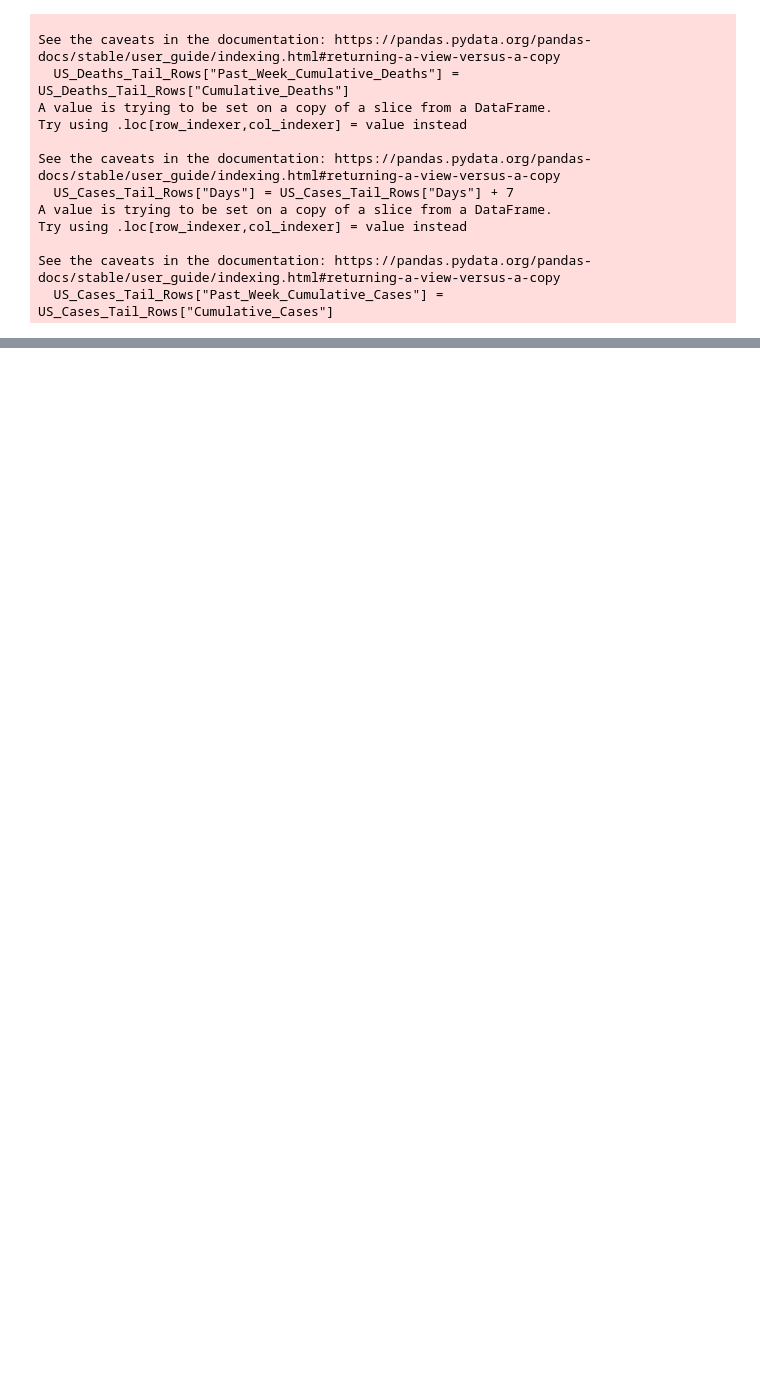
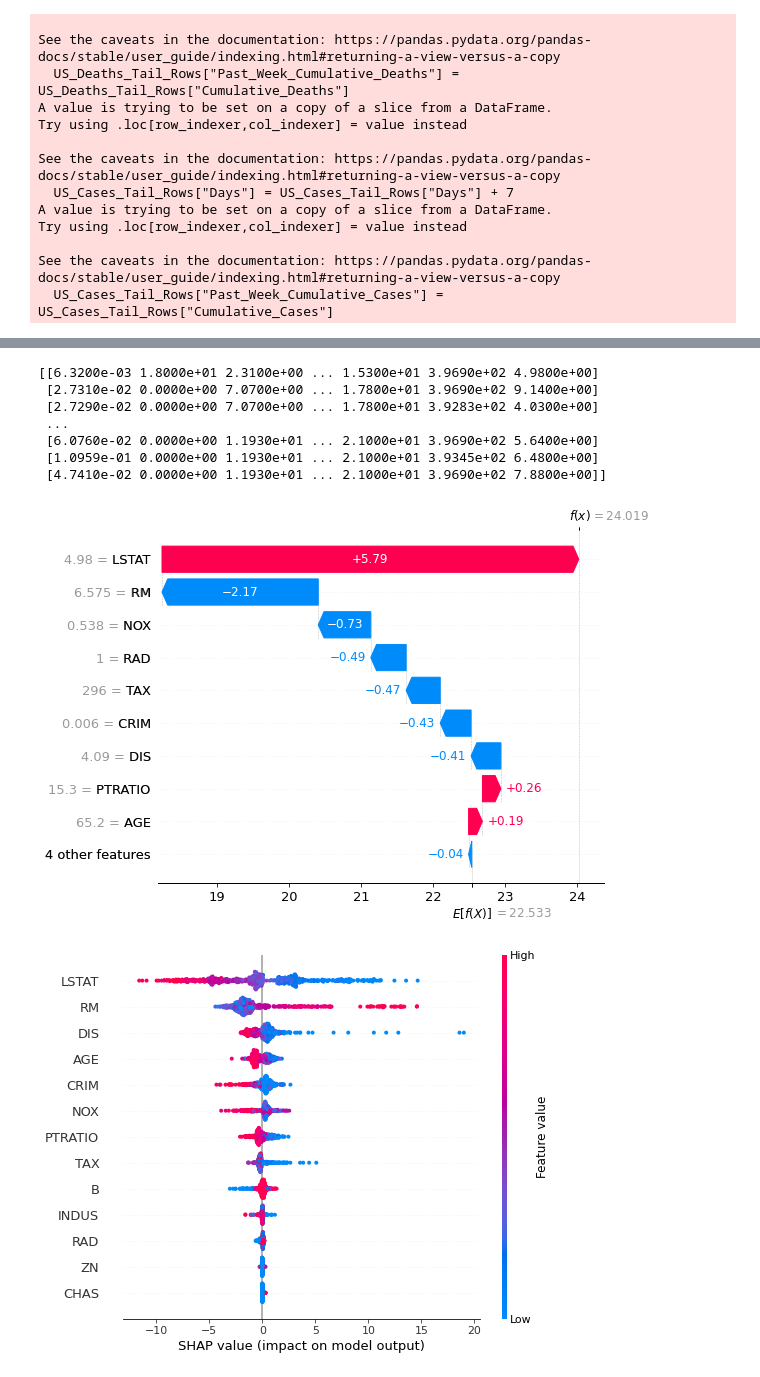
Before and after one commit to sakethsundar/covid-forecaster, a Jupyter notebook: MIT_GBCF_Forecaster.ipynb, the cells around one changed output, grey strips where cells are left out. Cells and saved outputs as stored; diff of their text form; code cells hidden in the pictures; blank space fills up the shorter version.

```diff
--- a/MIT_GBCF_Forecaster.ipynb
+++ b/MIT_GBCF_Forecaster.ipynb
@@ -850,3 +1071,29 @@ for f in files :
 
         print("running evaluation for proj_date: ", proj_date, " eval_date: " , eval_date)
         evaluate_models.run_evaluation('forecast-hub',proj_date, eval_date, "eval/two-weeks")
+# %%
+import xgboost
+import shap
+
+# train an XGBoost model
+X, y = shap.datasets.boston()
+model = xgboost.XGBRegressor().fit(X, y)
+
+# explain the model's predictions using SHAP
+# (same syntax works for LightGBM, CatBoost, scikit-learn, transformers, Spark, etc.)
+explainer = shap.Explainer(model)
+shap_values = explainer(X)
+print(shap_values.data)
+# visualize the first prediction's explanation
+shap.plots.waterfall(shap_values[0])
+shap.summary_plot(shap_values, X)
+# %% [output]
+[[6.3200e-03 1.8000e+01 2.3100e+00 ... 1.5300e+01 3.9690e+02 4.9800e+00]
+ [2.7310e-02 0.0000e+00 7.0700e+00 ... 1.7800e+01 3.9690e+02 9.1400e+00]
+ [2.7290e-02 0.0000e+00 7.0700e+00 ... 1.7800e+01 3.9283e+02 4.0300e+00]
+ ...
+ [6.0760e-02 0.0000e+00 1.1930e+01 ... 2.1000e+01 3.9690e+02 5.6400e+00]
+ [1.0959e-01 0.0000e+00 1.1930e+01 ... 2.1000e+01 3.9345e+02 6.4800e+00]
+ [4.7410e-02 0.0000e+00 1.1930e+01 ... 2.1000e+01 3.9690e+02 7.8800e+00]]
+[figure, added]
+[figure, added]
```
Also changed, not shown: parts of 11 cells of this notebook, 18 other files.
